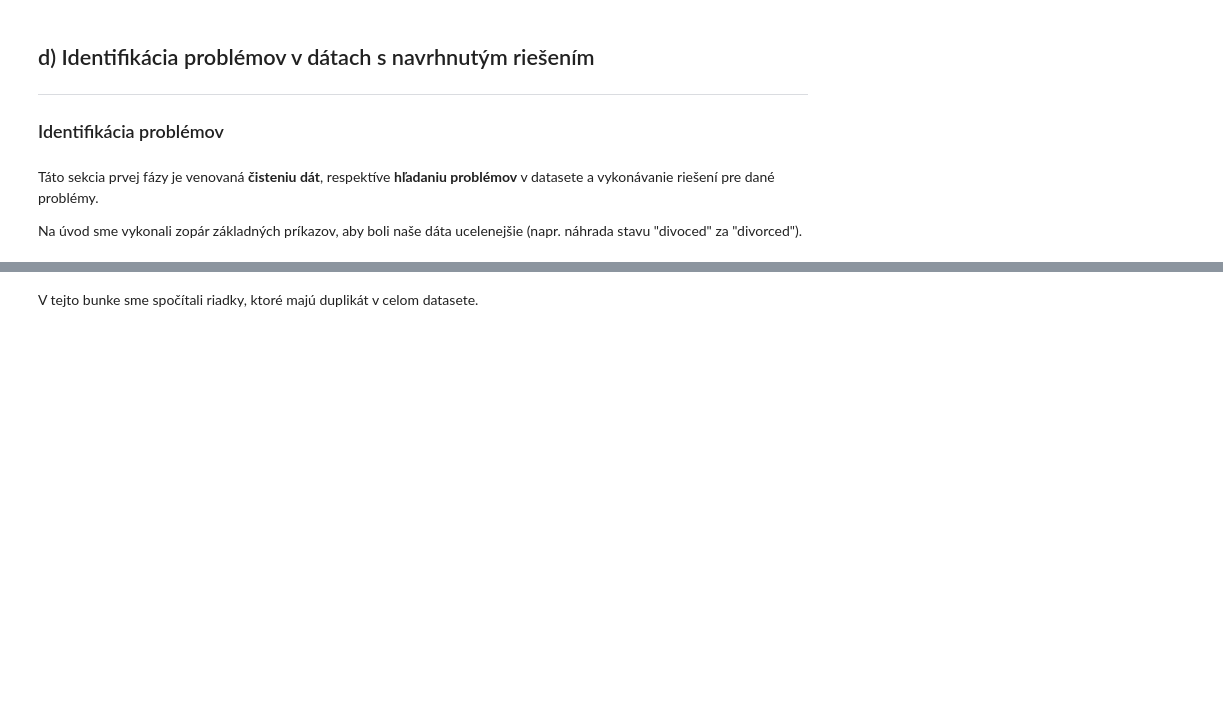
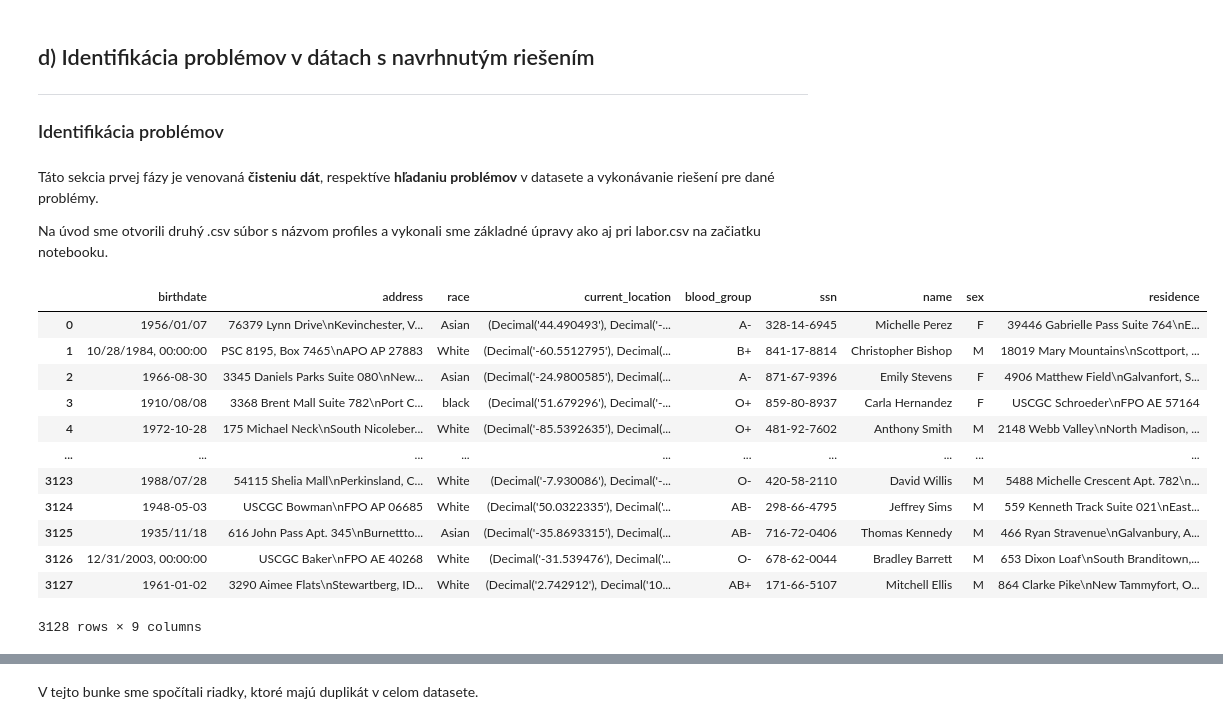
Before and after one commit to MarkoStahovec/IAU-Stahovec-Viest, a Jupyter notebook: main.ipynb, the cells around one changed output, grey strips where cells are left out. Cells and saved outputs as stored; diff of their text form; code cells hidden in the pictures; blank space fills up the shorter version.

```diff
--- a/main.ipynb
+++ b/main.ipynb
@@ -732,5 +732,23 @@ hodnoty objemu krviniek (hematokrit) sú vyššie.
 Táto sekcia prvej fázy je venovaná **čisteniu dát**, respektíve **hľadaniu problémov**
 v datasete a vykonávanie riešení pre dané problémy.
 
-Na úvod sme vykonali zopár základných príkazov, aby boli naše dáta ucelenejšie
-(napr. náhrada stavu "divoced" za "divorced").
+Na úvod sme otvorili druhý .csv súbor s názvom profiles a vykonali sme základné
+úpravy ako aj pri labor.csv na začiatku notebooku.
+# %%
+data_profiles = pd.read_csv("dataset/profiles.csv", sep="\t")
+data_profiles = data_profiles.iloc[:, 1:]
+data_profiles
+# %% [output]
+|  | birthdate | address | race | current_location | blood_group | ssn | name | sex | residence |
+| 0 | 1956/01/07 | 76379 Lynn Drive\nKevinchester, V... | Asian | (Decimal('44.490493'), Decimal('-... | A- | 328-14-6945 | Michelle Perez | F | 39446 Gabrielle Pass Suite 764\nE... |
+| 1 | 10/28/1984, 00:00:00 | PSC 8195, Box 7465\nAPO AP 27883 | White | (Decimal('-60.5512795'), Decimal(... | B+ | 841-17-8814 | Christopher Bishop | M | 18019 Mary Mountains\nScottport, ... |
+| 2 | 1966-08-30 | 3345 Daniels Parks Suite 080\nNew... | Asian | (Decimal('-24.9800585'), Decimal(... | A- | 871-67-9396 | Emily Stevens | F | 4906 Matthew Field\nGalvanfort, S... |
+| 3 | 1910/08/08 | 3368 Brent Mall Suite 782\nPort C... | black | (Decimal('51.679296'), Decimal('-... | O+ | 859-80-8937 | Carla Hernandez | F | USCGC Schroeder\nFPO AE 57164 |
+| 4 | 1972-10-28 | 175 Michael Neck\nSouth Nicoleber... | White | (Decimal('-85.5392635'), Decimal(... | O+ | 481-92-7602 | Anthony Smith | M | 2148 Webb Valley\nNorth Madison, ... |
+| ... | ... | ... | ... | ... | ... | ... | ... | ... | ... |
+| 3123 | 1988/07/28 | 54115 Shelia Mall\nPerkinsland, C... | White | (Decimal('-7.930086'), Decimal('-... | O- | 420-58-2110 | David Willis | M | 5488 Michelle Crescent Apt. 782\n... |
+| 3124 | 1948-05-03 | USCGC Bowman\nFPO AP 06685 | White | (Decimal('50.0322335'), Decimal('... | AB- | 298-66-4795 | Jeffrey Sims | M | 559 Kenneth Track Suite 021\nEast... |
+| 3125 | 1935/11/18 | 616 John Pass Apt. 345\nBurnettto... | Asian | (Decimal('-35.8693315'), Decimal(... | AB- | 716-72-0406 | Thomas Kennedy | M | 466 Ryan Stravenue\nGalvanbury, A... |
+| 3126 | 12/31/2003, 00:00:00 | USCGC Baker\nFPO AE 40268 | White | (Decimal('-31.539476'), Decimal('... | O- | 678-62-0044 | Bradley Barrett | M | 653 Dixon Loaf\nSouth Branditown,... |
+| 3127 | 1961-01-02 | 3290 Aimee Flats\nStewartberg, ID... | White | (Decimal('2.742912'), Decimal('10... | AB+ | 171-66-5107 | Mitchell Ellis | M | 864 Clarke Pike\nNew Tammyfort, O... |
+3128 rows × 9 columns
```
Also changed, not shown: parts of 14 cells of this notebook.
